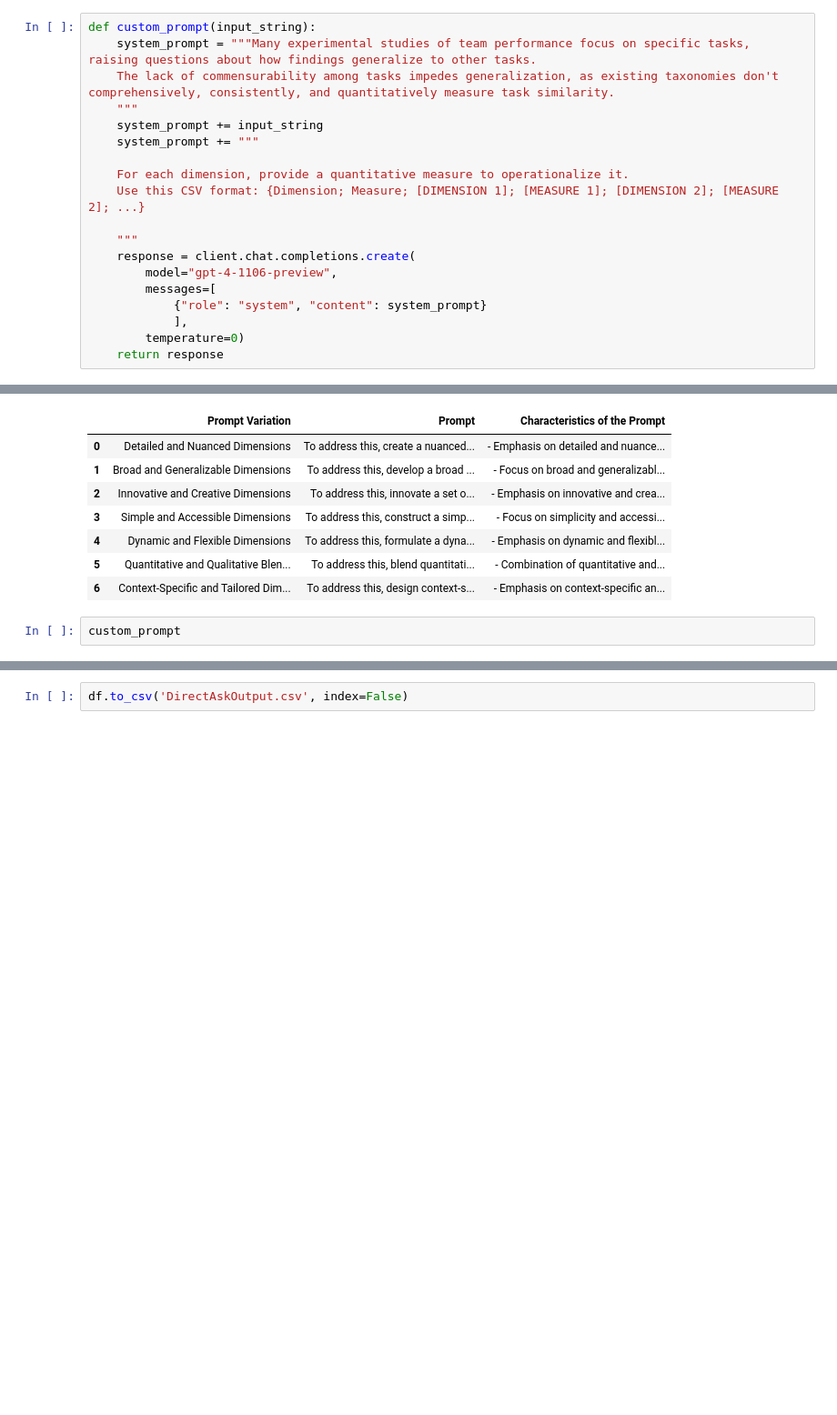
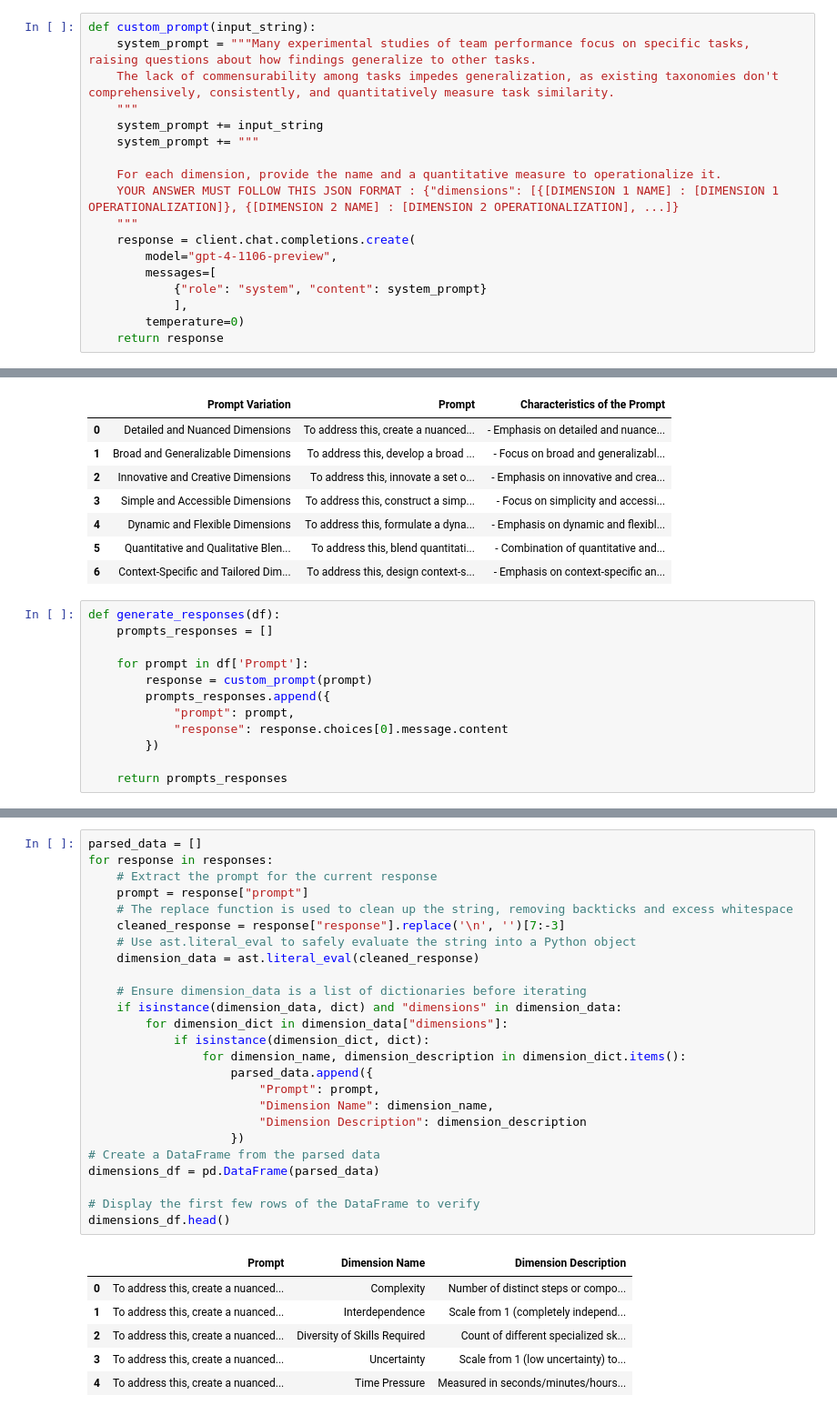
Before and after one commit to malsobay/llms_for_socsci, a Jupyter notebook: code/Direct Ask/DirectAsk.ipynb, the cells around one changed output, grey strips where cells are left out. Shown at 91% size. Cells and saved outputs as stored; diff of their text form; blank space fills up the shorter version.

```diff
--- a/code/Direct Ask/DirectAsk.ipynb
+++ b/code/Direct Ask/DirectAsk.ipynb
@@ -17,9 +18,8 @@ def custom_prompt(input_string):
     system_prompt += input_string
     system_prompt += """
 
-    For each dimension, provide a quantitative measure to operationalize it.
-    Use this CSV format: {Dimension; Measure; [DIMENSION 1]; [MEASURE 1]; [DIMENSION 2]; [MEASURE 2]; ...}
-
+    For each dimension, provide the name and a quantitative measure to operationalize it.
+    YOUR ANSWER MUST FOLLOW THIS JSON FORMAT : {"dimensions": [{[DIMENSION 1 NAME] : [DIMENSION 1 OPERATIONALIZATION]}, {[DIMENSION 2 NAME] : [DIMENSION 2 OPERATIONALIZATION], ...]}
     """
     response = client.chat.completions.create(
         model="gpt-4-1106-preview",
@@ -41,4 +41,14 @@ prompts_df
 | 5 | Quantitative and Qualitative Blen... | To address this, blend quantitati... | - Combination of quantitative and... |
 | 6 | Context-Specific and Tailored Dim... | To address this, design context-s... | - Emphasis on context-specific an... |
 # %%
-custom_prompt
+def generate_responses(df):
+    prompts_responses = []
+
+    for prompt in df['Prompt']:
+        response = custom_prompt(prompt)
+        prompts_responses.append({
+            "prompt": prompt,
+            "response": response.choices[0].message.content
+        })
+
+    return prompts_responses
@@ -93,2 +87,32 @@ df
 # %%
-df.to_csv('DirectAskOutput.csv', index=False)
+parsed_data = []
+for response in responses:
+    # Extract the prompt for the current response
+    prompt = response["prompt"]
+    # The replace function is used to clean up the string, removing backticks and excess whitespace
+    cleaned_response = response["response"].replace('\n', '')[7:-3]
+    # Use ast.literal_eval to safely evaluate the string into a Python object
+    dimension_data = ast.literal_eval(cleaned_response)
+
+    # Ensure dimension_data is a list of dictionaries before iterating
+    if isinstance(dimension_data, dict) and "dimensions" in dimension_data:
+        for dimension_dict in dimension_data["dimensions"]:
+            if isinstance(dimension_dict, dict):
+                for dimension_name, dimension_description in dimension_dict.items():
+                    parsed_data.append({
+                        "Prompt": prompt,
+                        "Dimension Name": dimension_name,
+                        "Dimension Description": dimension_description
+                    })
+# Create a DataFrame from the parsed data
+dimensions_df = pd.DataFrame(parsed_data)
+
+# Display the first few rows of the DataFrame to verify
+dimensions_df.head()
+# %% [output]
+|  | Prompt | Dimension Name | Dimension Description |
+| 0 | To address this, create a nuanced... | Complexity | Number of distinct steps or compo... |
+| 1 | To address this, create a nuanced... | Interdependence | Scale from 1 (completely independ... |
+| 2 | To address this, create a nuanced... | Diversity of Skills Required | Count of different specialized sk... |
+| 3 | To address this, create a nuanced... | Uncertainty | Scale from 1 (low uncertainty) to... |
+| 4 | To address this, create a nuanced... | Time Pressure | Measured in seconds/minutes/hours... |
```
Also changed, not shown: parts of 7 cells of this notebook.
